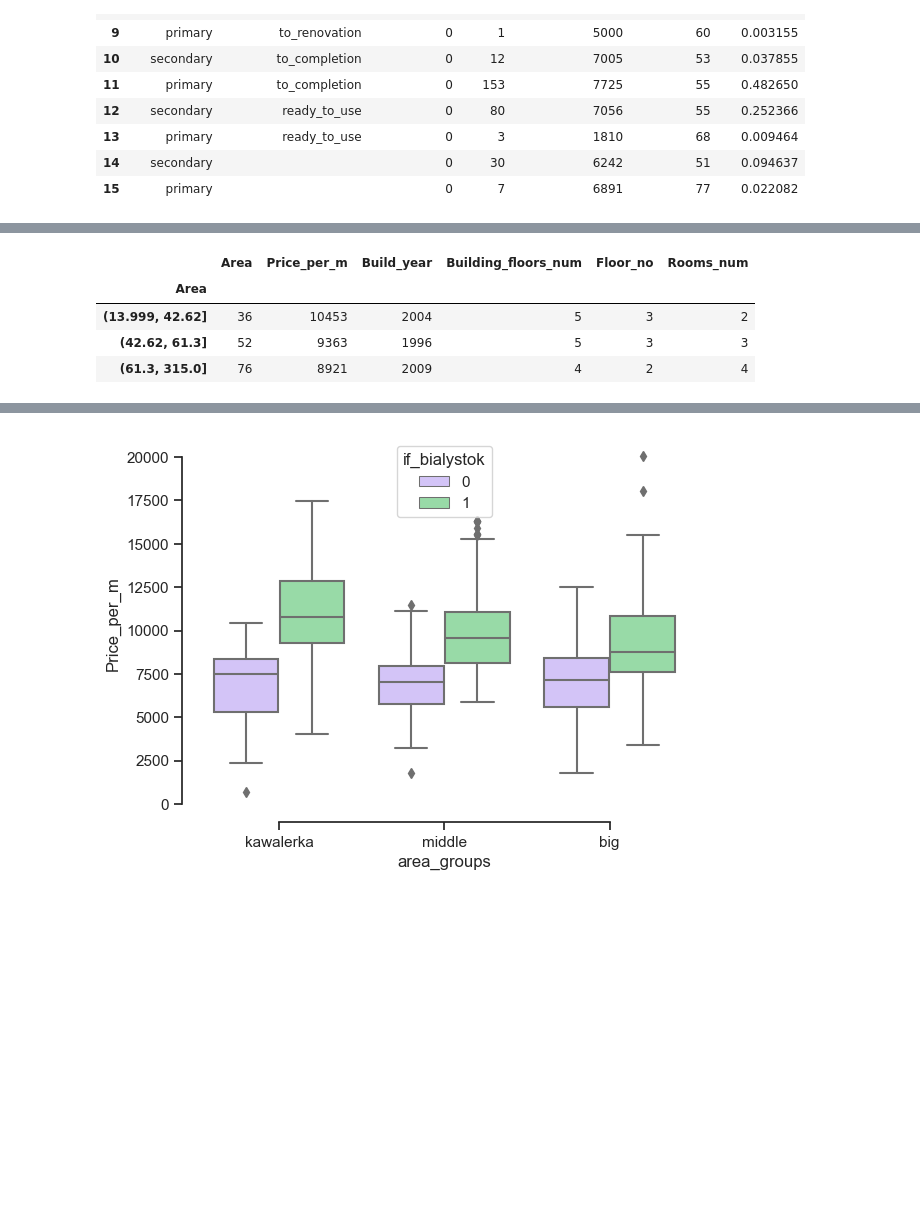
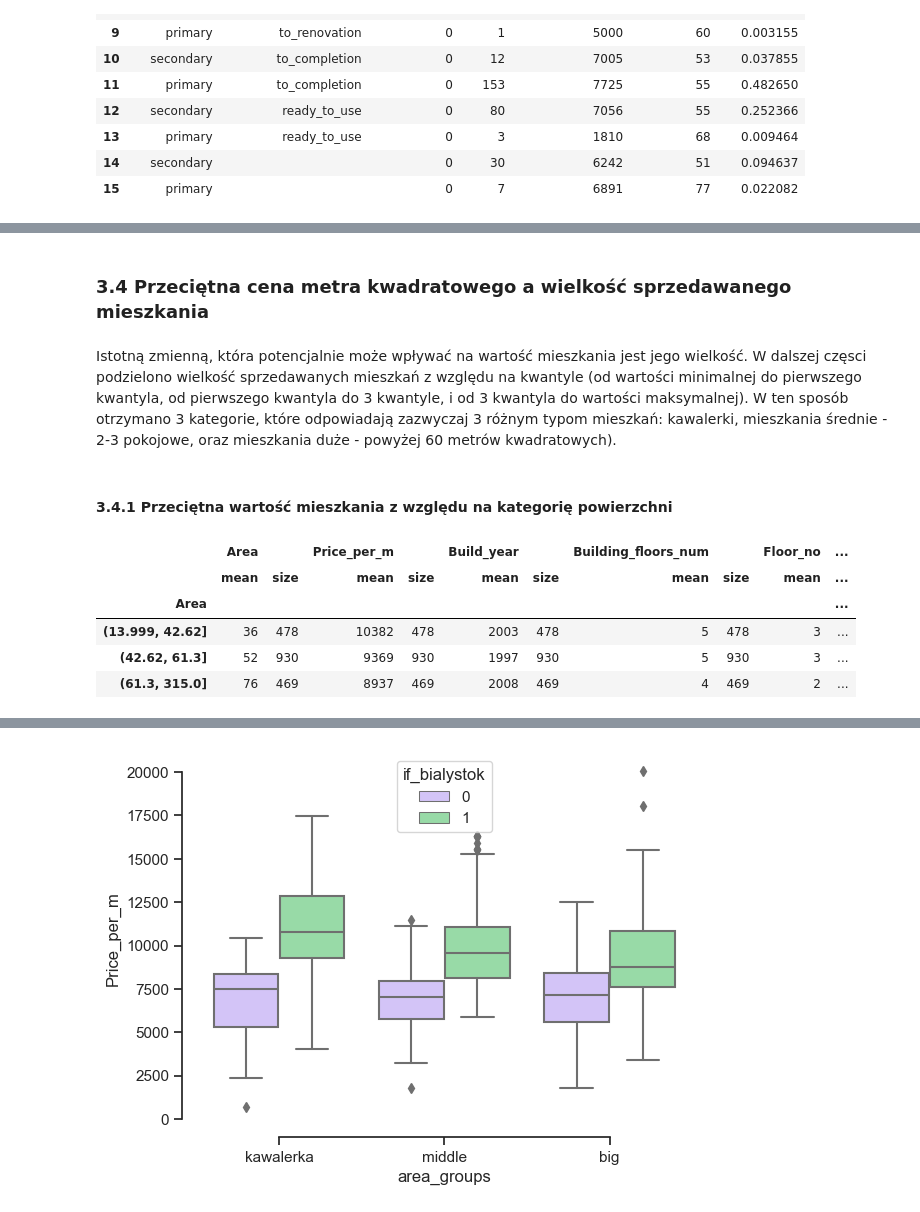
Before and after one commit to baranowskimac/analiza_ofert_sprzedazy_mieszkan_Bialystok_022024, a Jupyter notebook: EDA & Data Cleaning.ipynb, the cells around one changed output, grey strips where cells are left out. Cells and saved outputs as stored; diff of their text form; code cells hidden in the pictures; blank space fills up the shorter version.

```diff
--- a/EDA & Data Cleaning.ipynb
+++ b/EDA & Data Cleaning.ipynb
@@ -774,16 +814,23 @@ display(check_df.reset_index(drop=True))
+# %% [markdown]
+### 3.4 Przeciętna cena metra kwadratowego a wielkość sprzedawanego mieszkania
+# %% [markdown]
+Istotną zmienną, która potencjalnie może wpływać na wartość mieszkania jest jego wielkość. W dalszej częsci podzielono wielkość sprzedawanych mieszkań z względu na kwantyle (od wartości minimalnej do pierwszego kwantyla, od pierwszego kwantyla do 3 kwantyle, i od 3 kwantyla do wartości maksymalnej). W ten sposób otrzymano 3 kategorie, które odpowiadają zazwyczaj 3 różnym typom mieszkań: kawalerki, mieszkania średnie - 2-3 pokojowe, oraz mieszkania duże - powyżej 60 metrów kwadratowych).
+# %% [markdown]
+#### 3.4.1 Przeciętna wartość mieszkania z względu na kategorię powierzchni
 # %%
 (
     df_without_duplicates[['Area', 'Price_per_m', 'Build_year', 'Building_floors_num', 'Floor_no', 'Rooms_num' ]]
     .groupby(
         pd.cut(df_without_duplicates['Area'],
                np.percentile(df_without_duplicates['Area'], [0, 25, 75, 100]), include_lowest=True))
-    .mean()
+    .agg(['mean', 'size'])
     .round()
     .astype('int')
 )
 # %% [output]
-|  | Area | Price_per_m | Build_year | Building_floors_num | Floor_no | Rooms_num |
-| Area |  |  |  |  |  |  |
-| (13.999, 42.62] | 36 | 10453 | 2004 | 5 | 3 | 2 |
-| (42.62, 61.3] | 52 | 9363 | 1996 | 5 | 3 | 3 |
-| (61.3, 315.0] | 76 | 8921 | 2009 | 4 | 2 | 4 |
+|  | Area |  | Price_per_m |  | Build_year |  | Building_floors_num |  | Floor_no | ... |
+|  | mean | size | mean | size | mean | size | mean | size | mean | ... |
+| Area |  |  |  |  |  |  |  |  |  | ... |
+| (13.999, 42.62] | 36 | 478 | 10382 | 478 | 2003 | 478 | 5 | 478 | 3 | ... |
+| (42.62, 61.3] | 52 | 930 | 9369 | 930 | 1997 | 930 | 5 | 930 | 3 | ... |
+| (61.3, 315.0] | 76 | 469 | 8937 | 469 | 2008 | 469 | 4 | 469 | 2 | ... |
```
Also changed, not shown: parts of 52 cells of this notebook.
